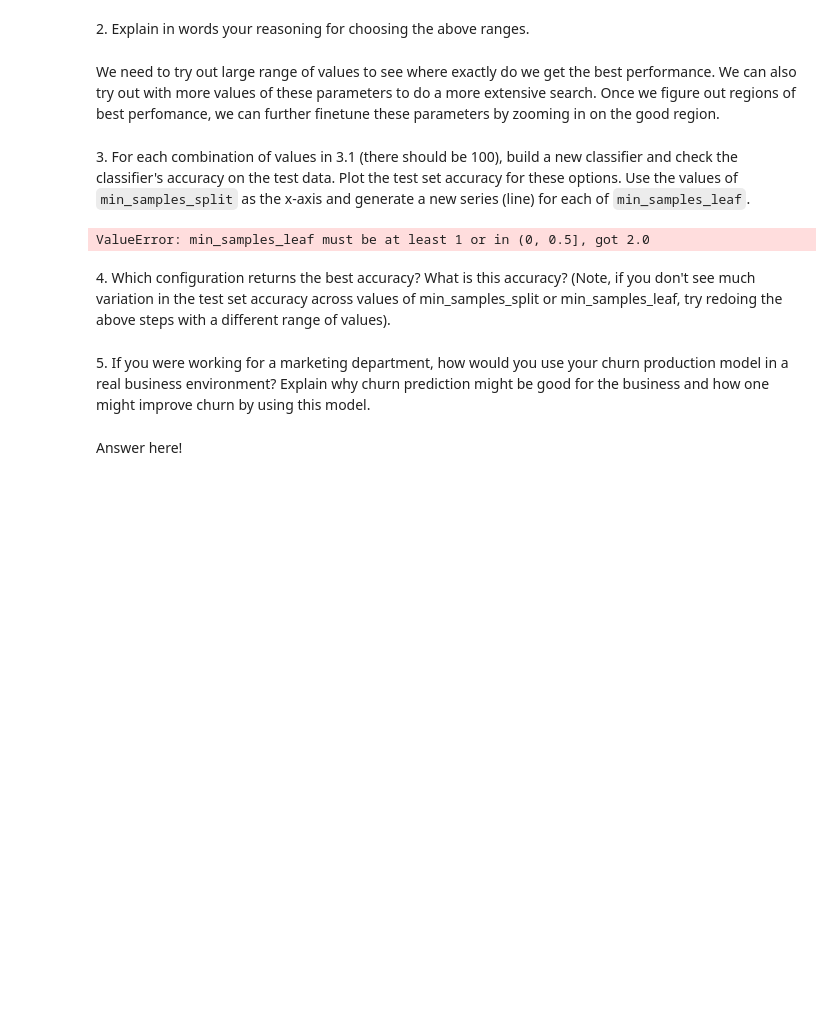
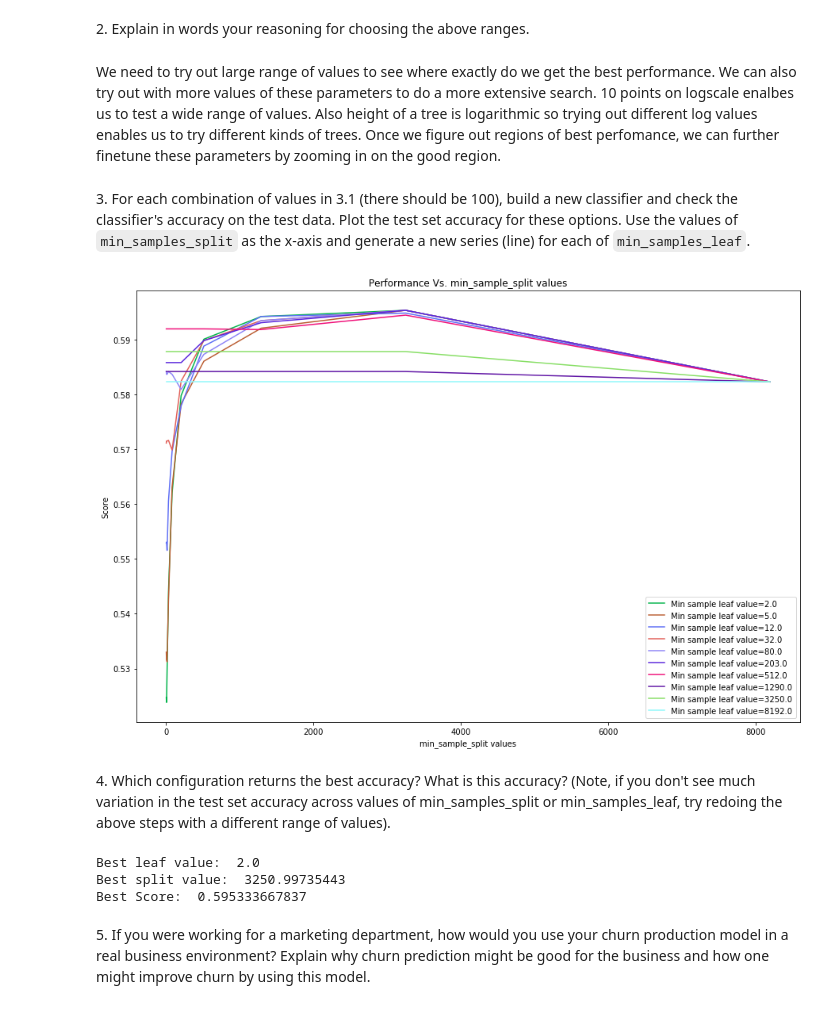
Before and after one commit to SheepShaun/DS-GA-1001-IntroToDataScience, a Jupyter notebook: Assignments/hw2/hw_2.ipynb, the cells around one changed output. Drawn from its saved outputs; the diff is of its cells as text; code cells hidden in the pictures; blank space fills up the shorter version.

```diff
--- a/Assignments/hw2/hw_2.ipynb
+++ b/Assignments/hw2/hw_2.ipynb
@@ -179,33 +156,51 @@ The default options for your decision tree may not be optimal. We need to analyz
 # Code here
 #????? What values to try ?????
 
-min_samples_split_values = np.linspace(2, 100, num=10)
-min_samples_leaf_values = np.linspace(1, 12, num=10)
+min_samples_split_values = np.logspace(1,13,num=10,base=2)
+min_samples_leaf_values = np.logspace(1,13,num=10,base=2)
+#min_samples_split_values = np.linspace(4,5000,num=10)
+#min_samples_leaf_values = np.linspace(4,5000,num=10)
 # %% [markdown]
 2\. Explain in words your reasoning for choosing the above ranges.
 # %% [markdown]
-We need to try out large range of values to see where exactly do we get the best performance. We can also try out with more values of these parameters to do a more extensive search. Once we figure out regions of best perfomance, we can further finetune these parameters by zooming in on the good region.
+We need to try out large range of values to see where exactly do we get the best performance. We can also try out with more values of these parameters to do a more extensive search. 10 points on logscale enalbes us to test a wide range of values. Also height of a tree is logarithmic so trying out different log values enables us to try different kinds of trees.
+Once we figure out regions of best perfomance, we can further finetune these parameters by zooming in on the good region.
 # %% [markdown]
 3\. For each combination of values in 3.1 (there should be 100), build a new classifier and check the classifier's accuracy on the test data. Plot the test set accuracy for these options. Use the values of `min_samples_split` as the x-axis and generate a new series (line) for each of `min_samples_leaf`.
 # %%
 import matplotlib.pyplot as plt
 %matplotlib inline
 
 # Code here
+fig = plt.figure(figsize=(15,10))
+plt.xlabel('min_sample_split values')
+plt.ylabel('Score')
+plt.title('Performance Vs. min_sample_split values')
+
 def serachParams():
-    test_scores = list()
+    min_leaf=0.0
+    min_split =0.0
+    best_score =0.0
     for leaf in min_samples_leaf_values:
+        test_scores = list()
         for split in min_samples_split_values:
-            test_scores = list()
-            clf = tree.DecisionTreeClassifier(criterion='entropy',min_samples_split=split,min_samples_leaf=leaf)
+            clf = tree.DecisionTreeClassifier(criterion='entropy', min_samples_leaf=int(leaf), min_samples_split=int(split))
             clf.fit(X_train,y_train)
-            test_scores.append(clf.score(X_test,y_test))
-        plt.plot(min_samples_split_values, test_scores)
-        plt.show()
+            score = clf.score(X_test,y_test)
+            if (score>best_score):
+                best_score=score
+                min_leaf = leaf
+                min_split = split
+            test_scores.append(score)
+        plt.plot(min_samples_split_values, test_scores,color=(np.random.rand(),np.random.rand(),np.random.rand()),
+                 label='Min sample leaf value={}'.format(np.floor(leaf)))
+    return min_leaf,min_split,best_score
 
 # Plot the test score
-serachParams()
+(min_leaf,min_split,best_score)=serachParams()
+plt.legend(loc='lower right')
+plt.show()
 # %% [output]
-ValueError: min_samples_leaf must be at least 1 or in (0, 0.5], got 2.0
+[figure, added]
 # %% [markdown]
 4\. Which configuration returns the best accuracy? What is this accuracy? (Note, if you don't see much variation in the test set accuracy across values of min_samples_split or min_samples_leaf, try redoing the above steps with a different range of values).
@@ -214,4 +207,11 @@ ValueError: min_samples_leaf must be at least 1 or in (0, 0.5], got 2.0
+# %%
+# Code here
+print("Best leaf value: ",min_leaf)
+print("Best split value: ",min_split)
+print("Best Score: ", best_score)
+# %% [output]
+Best leaf value:  2.0
+Best split value:  3250.99735443
+Best Score:  0.595333667837
 # %% [markdown]
 5\. If you were working for a marketing department, how would you use your churn production model in a real business environment? Explain why churn prediction might be good for the business and how one might improve churn by using this model.
-# %% [markdown]
-Answer here!
```
Also changed, not shown: parts of 9 cells of this notebook.
